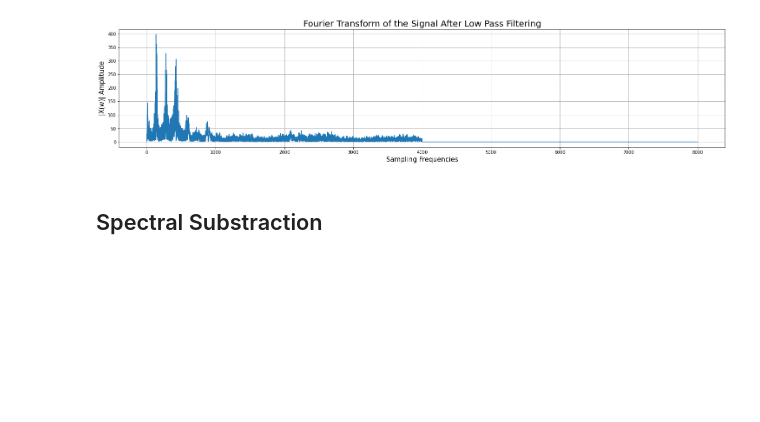
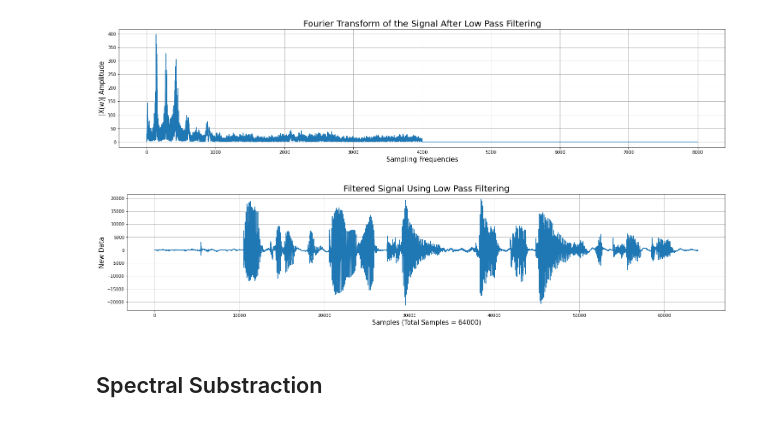
Before and after one commit to sasi591/DS201_Assign, a Jupyter notebook: Assignment 2/Q1.ipynb, the cells around one changed output. Drawn from its saved outputs; the diff is of its cells as text; code cells hidden in the pictures; blank space fills up the shorter version.

```diff
--- a/Assignment 2/Q1.ipynb
+++ b/Assignment 2/Q1.ipynb
@@ -122,6 +122,16 @@ new = np.fft.irfft(X)
 X_new = freq_plot(new, f, 'After Low Pass Filtering')
 # %% [output]
 [figure]
+# %%
+plt.figure(figsize=(25, 5))
+plt.plot(new)
+plt.title('Filtered Signal Using Low Pass Filtering', fontsize=20)
+plt.xlabel(f'Samples (Total Samples = {wave[1].size})', fontsize=15)
+plt.ylabel('New Data', fontsize=15)
+plt.grid(True)
+plt.show()
+# %% [output]
+[figure, added]
 # %%
 scipy.io.wavfile.write("Frequnecy_Filter.wav", wave[0], new.astype('int16'))
 # %% [markdown]
```
Also changed, not shown: parts of 7 cells of this notebook, 1 other file.
